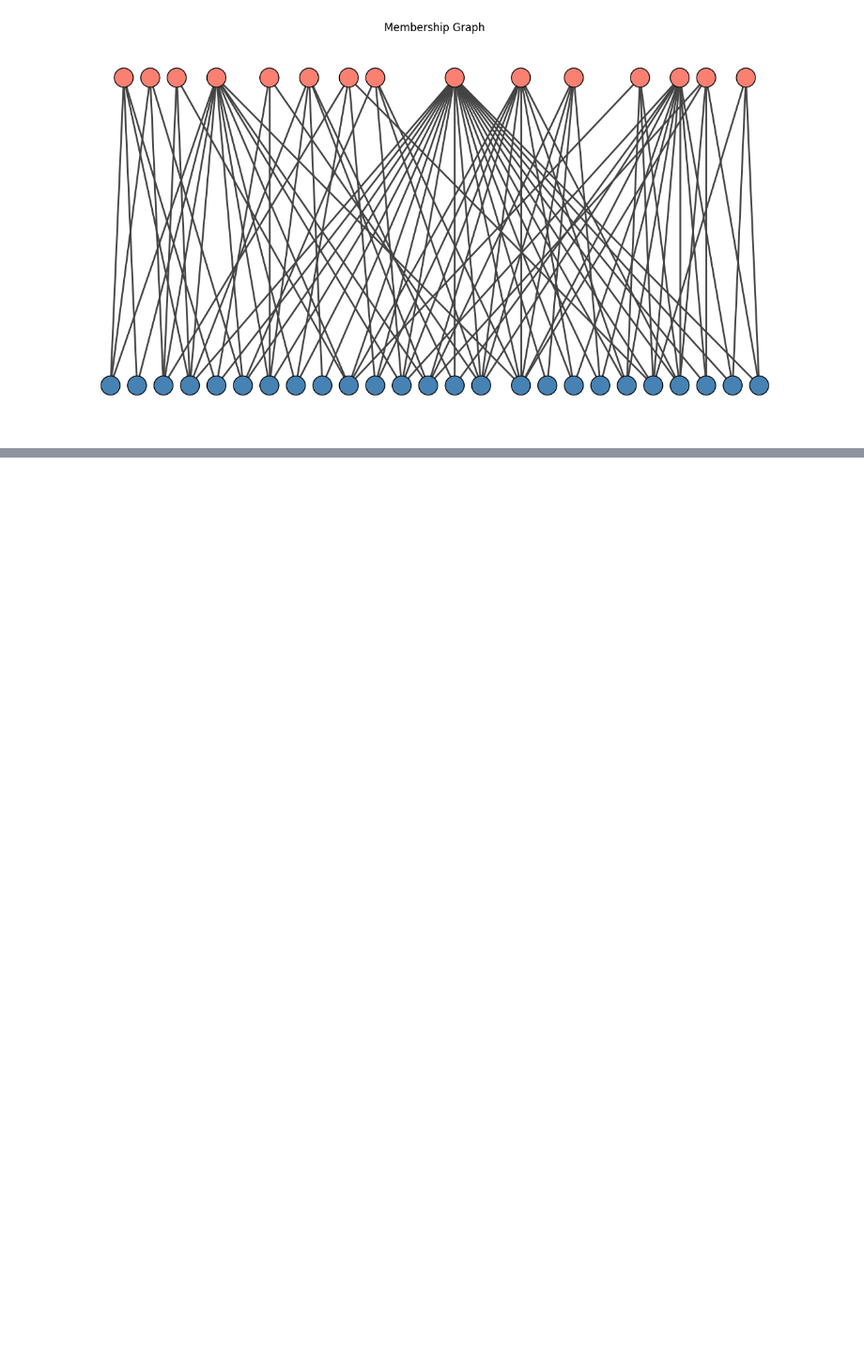
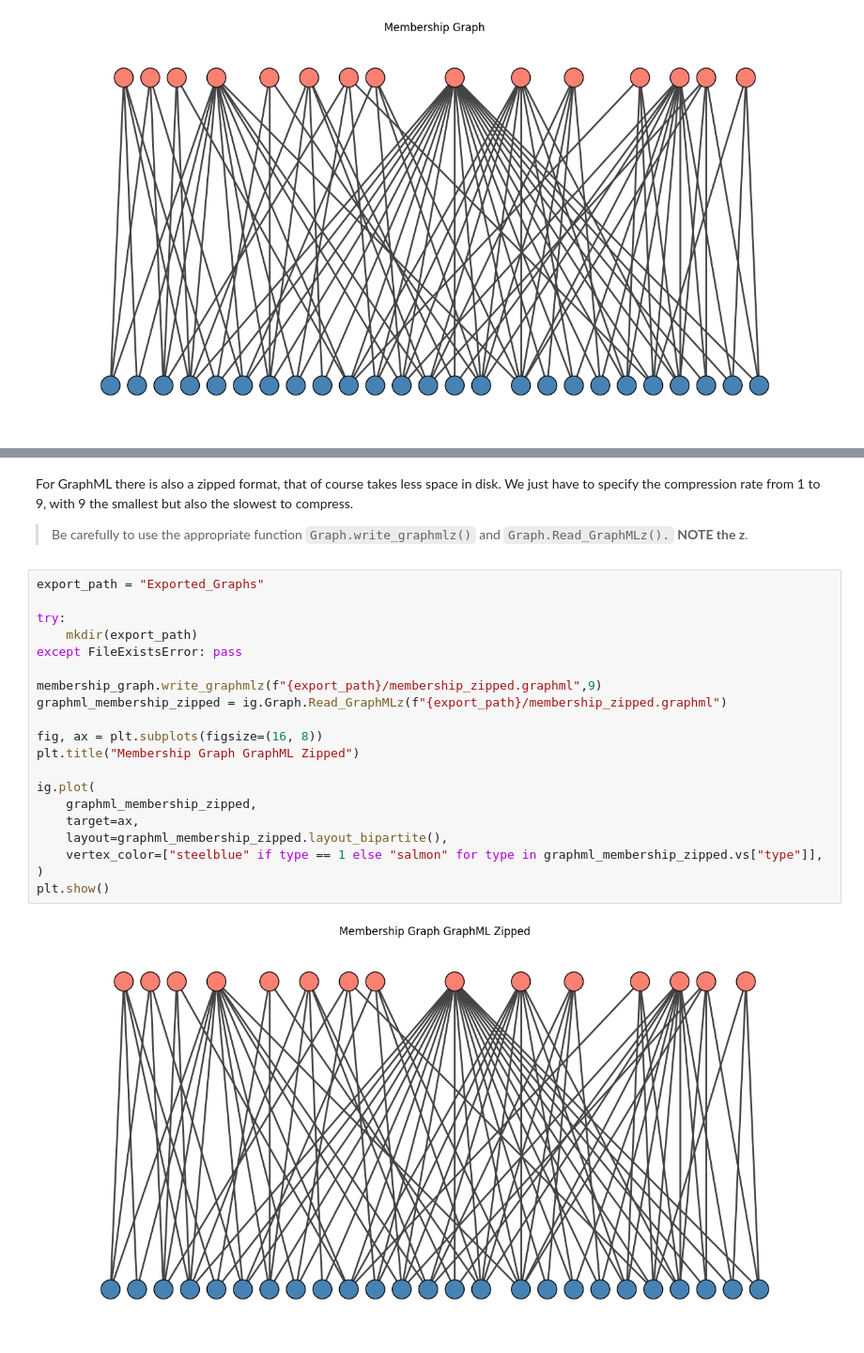
Before and after one commit to cMancio00/iGraph-examples, a Jupyter notebook: ImportingAndExporting.ipynb, the cells around one changed output, grey strips where cells are left out. Shown at 94% size. Saved outputs shown, nothing was run; the diff lists cells and outputs as text; blank space fills up the shorter version.

```diff
--- a/ImportingAndExporting.ipynb
+++ b/ImportingAndExporting.ipynb
@@ -96,0 +153,27 @@ plt.show()
+# %% [markdown]
+For GraphML there is also a zipped format, that of course takes less space in disk.
+We just have to specify the compression rate from 1 to 9, with 9 the smallest but also the slowest to compress.
+
+> Be carefully to use the appropriate function `Graph.write_graphmlz()` and `Graph.Read_GraphMLz().` **NOTE the z**.
+# %%
+export_path = "Exported_Graphs"
+
+try:
+    mkdir(export_path)
+except FileExistsError: pass
+
+membership_graph.write_graphmlz(f"{export_path}/membership_zipped.graphml",9)
+graphml_membership_zipped = ig.Graph.Read_GraphMLz(f"{export_path}/membership_zipped.graphml")
+
+fig, ax = plt.subplots(figsize=(16, 8))
+plt.title("Membership Graph GraphML Zipped")
+
+ig.plot(
+    graphml_membership_zipped,
+    target=ax,
+    layout=graphml_membership_zipped.layout_bipartite(),
+    vertex_color=["steelblue" if type == 1 else "salmon" for type in graphml_membership_zipped.vs["type"]],
+)
+plt.show()
+# %% [output]
+[figure, added]
```
Also changed, not shown: parts of 4 cells of this notebook, 4 other files.
